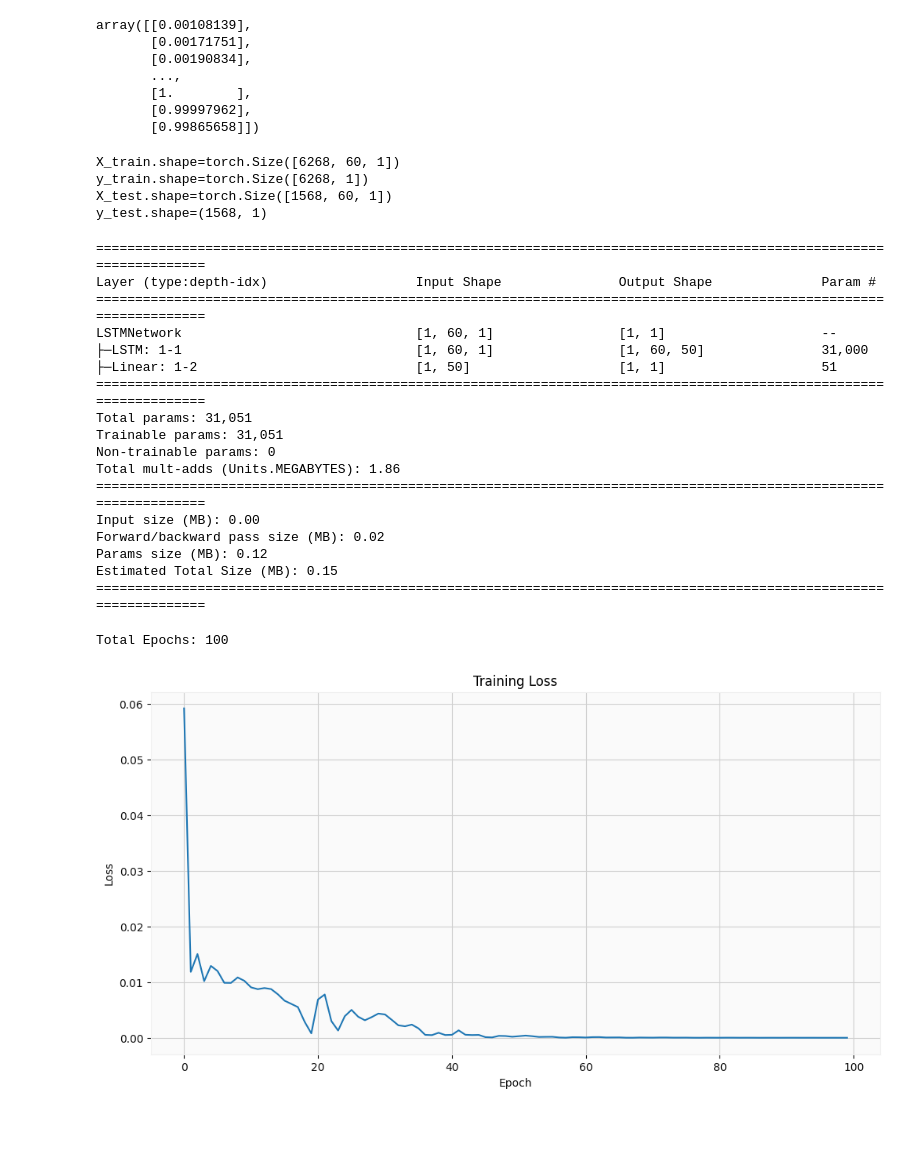
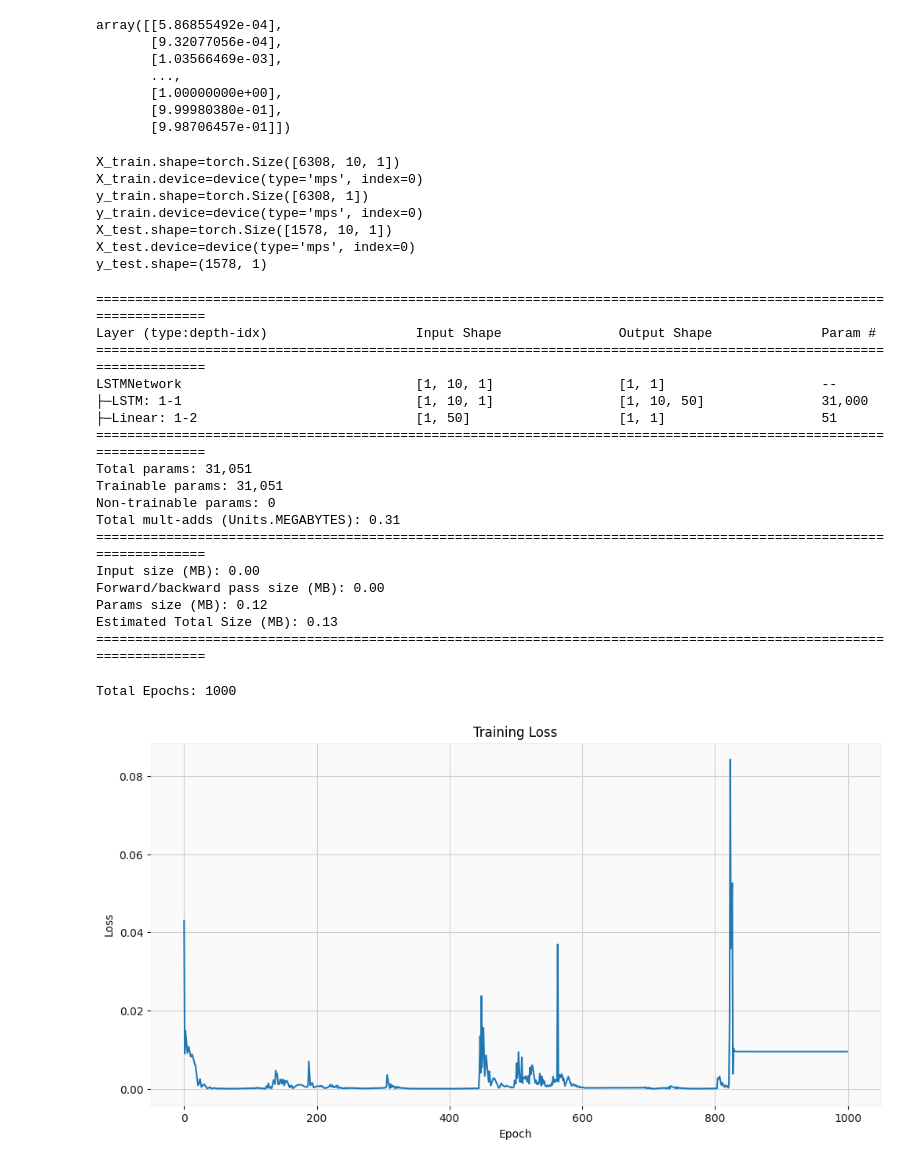
Before and after one commit to hetkpatel/BigBrainTrader, a Jupyter notebook: Stock (Close Price Only) - LSTM.ipynb, the cells around one changed output. Drawn from its saved outputs; the diff is of its cells as text; code cells hidden in the pictures; blank space fills up the shorter version.

Commit message:
working on stock_test

```diff
--- a/Stock (Close Price Only) - LSTM.ipynb
+++ b/Stock (Close Price Only) - LSTM.ipynb
@@ -61,16 +57,16 @@ mpf.plot(
 [figure]
 # %%
 scaler = MinMaxScaler()
-scaled_data = scaler.fit_transform(SPY[['Close']].values)
+scaled_data = scaler.fit_transform(SPY[['Adj Close']].values)
 scaled_data
 # %% [output]
-array([[0.00108139],
-       [0.00171751],
-       [0.00190834],
+array([[5.86855492e-04],
+       [9.32077056e-04],
+       [1.03566469e-03],
        ...,
-       [1.        ],
-       [0.99997962],
-       [0.99865658]])
+       [1.00000000e+00],
+       [9.99980380e-01],
+       [9.98706457e-01]])
 # %%
 def create_sequences(data, seq_length):
     xs = []
@@ -82,27 +78,33 @@ def create_sequences(data, seq_length):
         ys.append(y)
     return np.array(xs), np.array(ys)
 
-SEQ_LENGTH = 60  # for example, use last 60 days' data to predict the next day
+SEQ_LENGTH = 10  # for example, use last 60 days' data to predict the next day
 X, y = create_sequences(scaled_data, SEQ_LENGTH)
 
 # Split into train and test sets
 X_train, X_test, y_train, y_test = train_test_split(X, y, test_size=0.2, shuffle=False)
 
-X_train = torch.tensor(X_train, dtype=torch.float32)
-y_train = torch.tensor(y_train, dtype=torch.float32)
+X_train = torch.tensor(X_train, dtype=torch.float32).to(device)
+y_train = torch.tensor(y_train, dtype=torch.float32).to(device)
 
-X_test = torch.tensor(X_test, dtype=torch.float32)
+X_test = torch.tensor(X_test, dtype=torch.float32).to(device)
 y_test = scaler.inverse_transform(y_test)
 
 print(f"{X_train.shape=}")
+print(f"{X_train.device=}")
 print(f"{y_train.shape=}")
+print(f"{y_train.device=}")
 print(f"{X_test.shape=}")
+print(f"{X_test.device=}")
 print(f"{y_test.shape=}")
 # %% [output]
-X_train.shape=torch.Size([6268, 60, 1])
-y_train.shape=torch.Size([6268, 1])
-X_test.shape=torch.Size([1568, 60, 1])
-y_test.shape=(1568, 1)
+X_train.shape=torch.Size([6308, 10, 1])
+X_train.device=device(type='mps', index=0)
+y_train.shape=torch.Size([6308, 1])
+y_train.device=device(type='mps', index=0)
+X_test.shape=torch.Size([1578, 10, 1])
+X_test.device=device(type='mps', index=0)
+y_test.shape=(1578, 1)
 # %%
 class LSTMNetwork(nn.Module):
     def __init__(self, input_size, hidden_size, num_layers, output_size):
@@ -113,8 +115,8 @@ class LSTMNetwork(nn.Module):
         self.fc = nn.Linear(hidden_size, output_size)
 
     def forward(self, x):
-        h0 = torch.zeros(self.num_layers, x.size(0), self.hidden_size)
-        c0 = torch.zeros(self.num_layers, x.size(0), self.hidden_size)
+        h0 = torch.zeros(self.num_layers, x.size(0), self.hidden_size).to(device)
+        c0 = torch.zeros(self.num_layers, x.size(0), self.hidden_size).to(device)
 
         out, _ = self.lstm(x, (h0, c0))
         out = self.fc(out[:, -1, :])
@@ -132,59 +134,61 @@ model = LSTMNetwork(
     num_layers=num_layers,
     output_size=output_size,
 )
+model = model.to(device)
 
 criterion = nn.MSELoss()
 optimizer = optim.Adam(model.parameters(), lr=0.01)
 # %%
 summary(
     model,
-    input_size=(1, 60, 1),
+    input_size=(1, 10, 1),
     col_names=["input_size", "output_size", "num_params"],
+    device=device,
 )
 # %% [output]
 ===================================================================================================================
 Layer (type:depth-idx)                   Input Shape               Output Shape              Param #
 ===================================================================================================================
-LSTMNetwork                              [1, 60, 1]                [1, 1]                    --
-├─LSTM: 1-1                              [1, 60, 1]                [1, 60, 50]               31,000
+LSTMNetwork                              [1, 10, 1]                [1, 1]                    --
+├─LSTM: 1-1                              [1, 10, 1]                [1, 10, 50]               31,000
 ├─Linear: 1-2                            [1, 50]                   [1, 1]                    51
 ===================================================================================================================
 Total params: 31,051
 Trainable params: 31,051
 Non-trainable params: 0
-Total mult-adds (Units.MEGABYTES): 1.86
+Total mult-adds (Units.MEGABYTES): 0.31
 ===================================================================================================================
 Input size (MB): 0.00
-Forward/backward pass size (MB): 0.02
+Forward/backward pass size (MB): 0.00
 Params size (MB): 0.12
-Estimated Total Size (MB): 0.15
+Estimated Total Size (MB): 0.13
 ===================================================================================================================
 # %%
-reset = True
+reset = False
 if reset:
     loss_line = []
 
-epochs = 100
+epochs = 500
 for epoch in (pbar := tqdm(range(epochs))):
     model.train()
     outputs = model(X_train)
     optimizer.zero_grad()
     loss = criterion(outputs, y_train)
     pbar.set_postfix_str(f"Loss: {loss.item()}")
     loss_line.append(loss.item())
     loss.backward()
     optimizer.step()
 
 print(f"Total Epochs: {len(loss_line)}")
 plt.figure(figsize=(12, 6))
 plt.plot(loss_line)
 plt.title("Training Loss")
 plt.xlabel("Epoch")
 plt.ylabel("Loss")
 plt.show()
 # %% [output]
-Total Epochs: 100
+Total Epochs: 1000
-[figure, old version]
+[figure, new version]
 # %%
 model.eval()
 with torch.no_grad():
```
Also changed, not shown: parts of 5 cells of this notebook, 10 other files.
